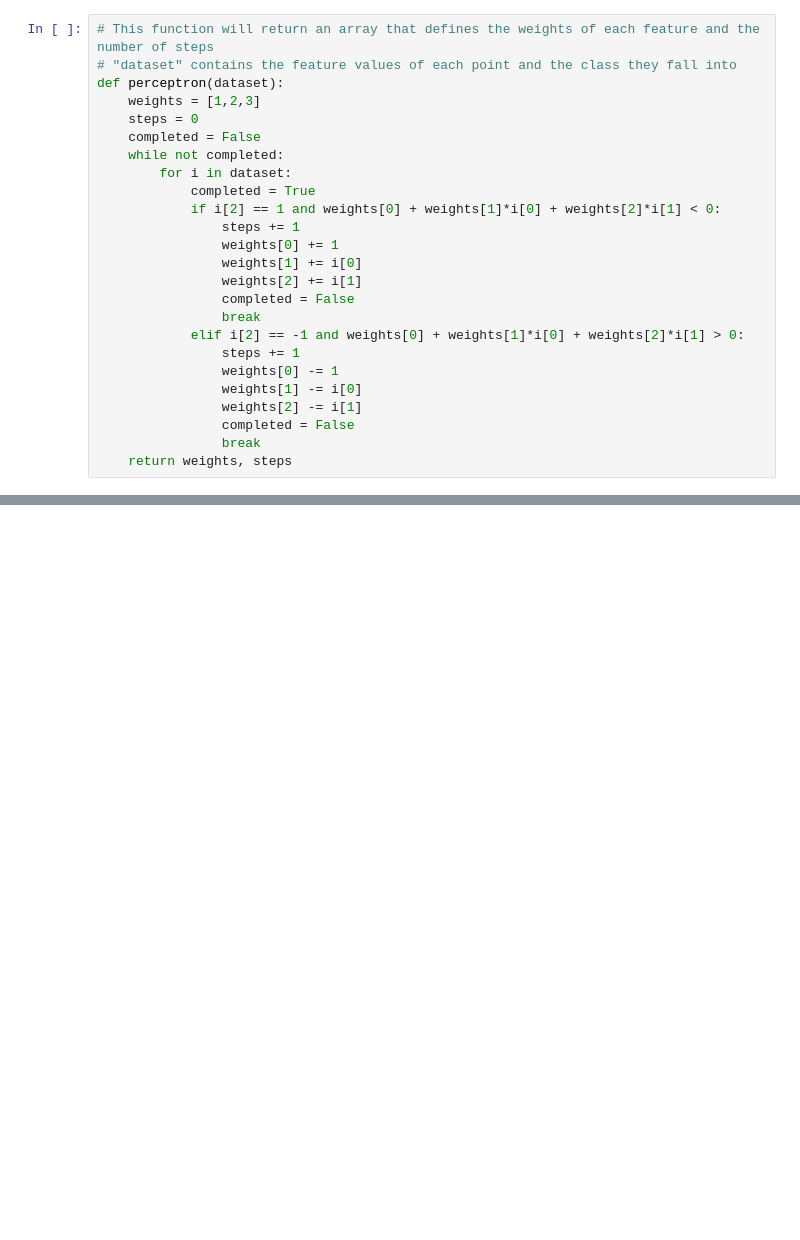
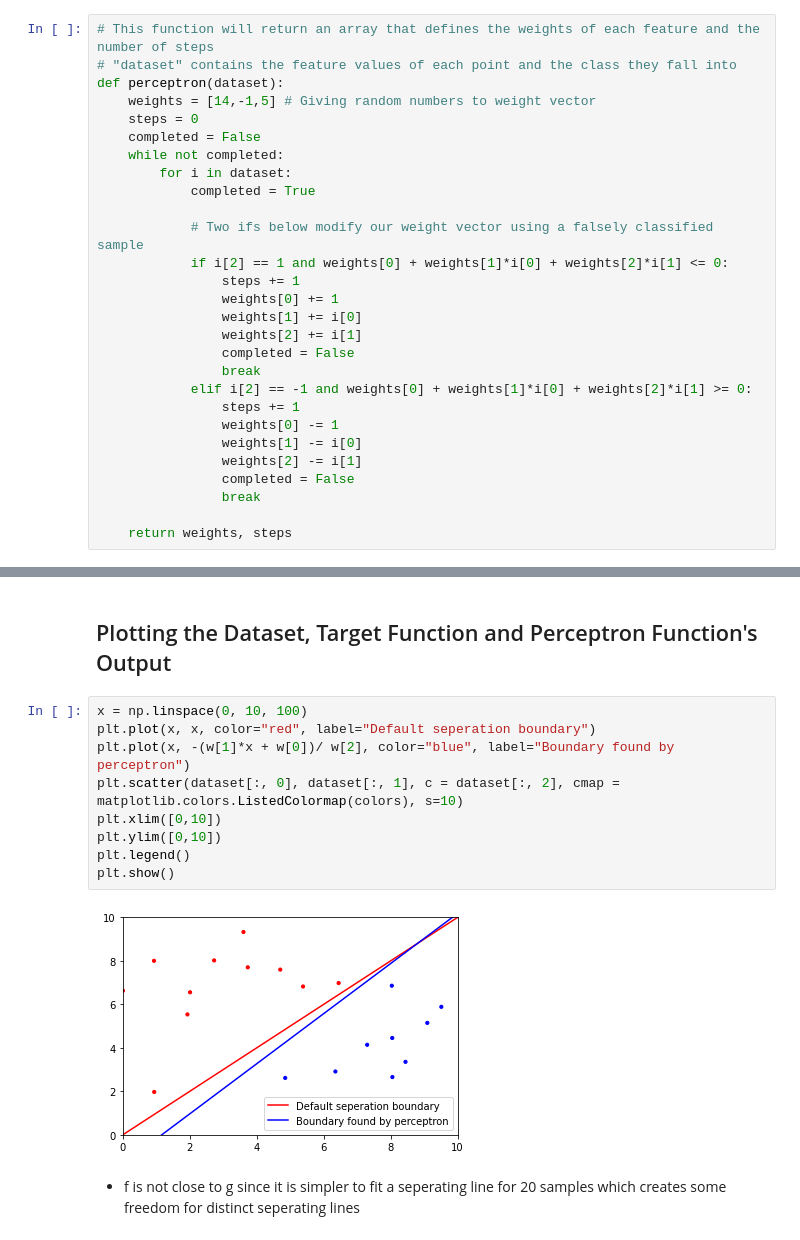
Before and after one commit to mbatuhancelik/BasicML, a Jupyter notebook: perceptron.ipynb, the cells around one changed output, grey strips where cells are left out. Saved outputs shown, nothing was run; the diff lists cells and outputs as text; blank space fills up the shorter version.

```diff
--- a/perceptron.ipynb
+++ b/perceptron.ipynb
@@ -55,24 +77,27 @@ plt.show()
 # This function will return an array that defines the weights of each feature and the number of steps
 # "dataset" contains the feature values of each point and the class they fall into
 def perceptron(dataset):
-    weights = [1,2,3]
+    weights = [14,-1,5] # Giving random numbers to weight vector
     steps = 0
     completed = False
     while not completed:
         for i in dataset:
             completed = True
-            if i[2] == 1 and weights[0] + weights[1]*i[0] + weights[2]*i[1] < 0:
+
+            # Two ifs below modify our weight vector using a falsely classified sample
+            if i[2] == 1 and weights[0] + weights[1]*i[0] + weights[2]*i[1] <= 0:
                 steps += 1
                 weights[0] += 1
                 weights[1] += i[0]
                 weights[2] += i[1]
                 completed = False
                 break
-            elif i[2] == -1 and weights[0] + weights[1]*i[0] + weights[2]*i[1] > 0:
+            elif i[2] == -1 and weights[0] + weights[1]*i[0] + weights[2]*i[1] >= 0:
                 steps += 1
                 weights[0] -= 1
                 weights[1] -= i[0]
                 weights[2] -= i[1]
                 completed = False
                 break
+
     return weights, steps
@@ -108,0 +113,15 @@ Class found by algorithm: 1
+# %% [markdown]
+## Plotting the Dataset, Target Function and Perceptron Function's Output
+# %%
+x = np.linspace(0, 10, 100)
+plt.plot(x, x, color="red", label="Default seperation boundary")
+plt.plot(x, -(w[1]*x + w[0])/ w[2], color="blue", label="Boundary found by perceptron")
+plt.scatter(dataset[:, 0], dataset[:, 1], c = dataset[:, 2], cmap = matplotlib.colors.ListedColormap(colors), s=10)
+plt.xlim([0,10])
+plt.ylim([0,10])
+plt.legend()
+plt.show()
+# %% [output]
+[figure, added]
+# %% [markdown]
+* f is not close to g since it is simpler to fit a seperating line for 20 samples which creates some freedom for distinct seperating lines
```
Also changed, not shown: parts of 22 cells of this notebook.
